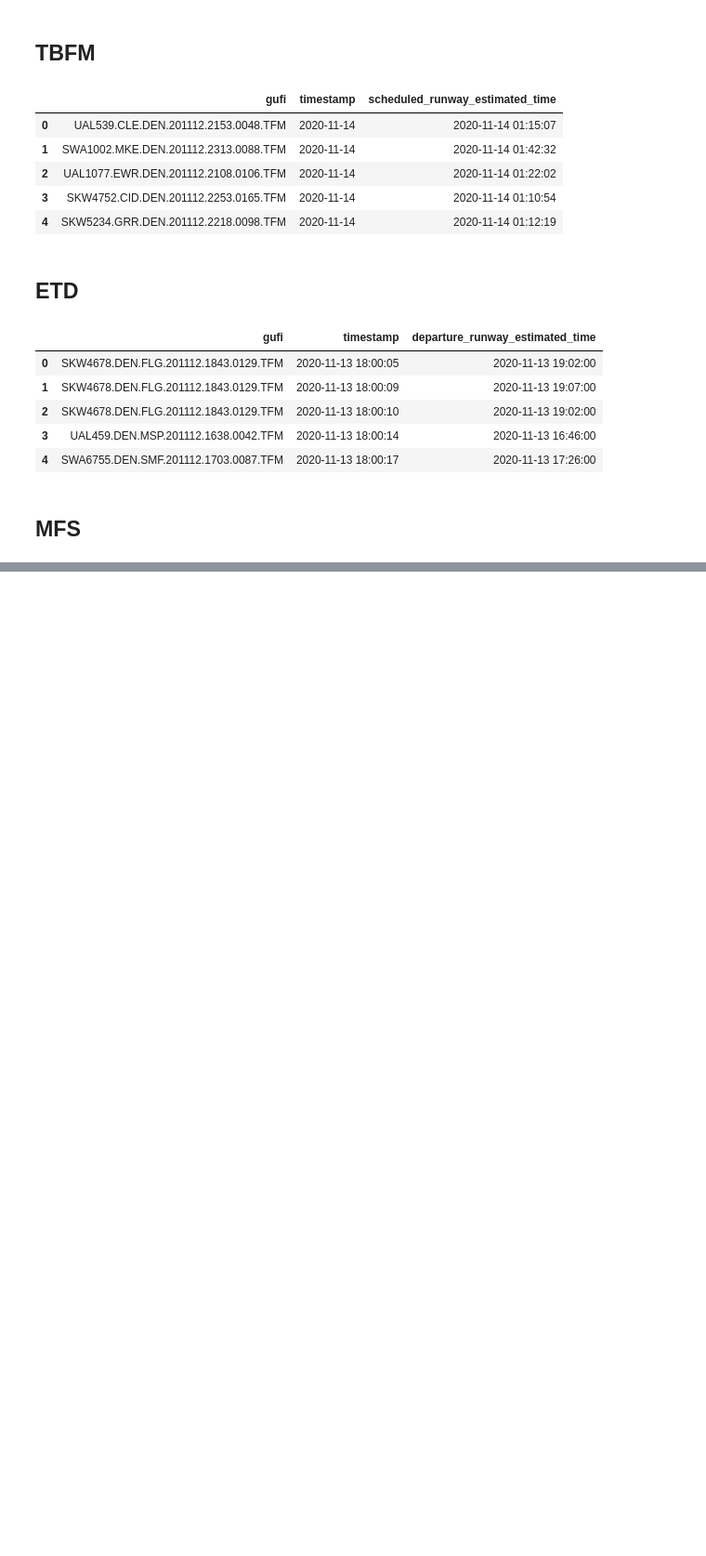
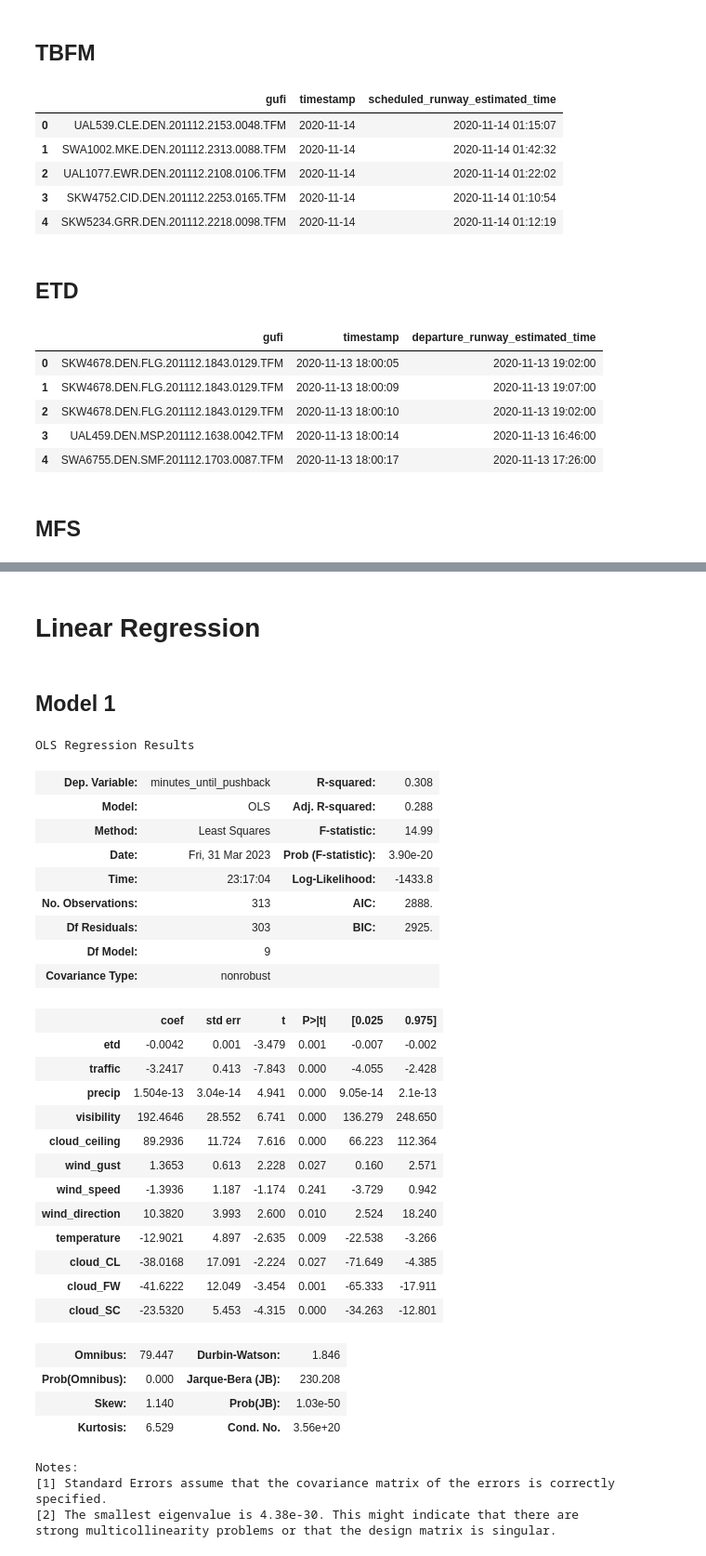
Before and after one commit to sjo1403/driven_data_pushback, a Jupyter notebook: model1.ipynb, the cells around one changed output, grey strips where cells are left out. Shown at 93% size. Drawn from its saved outputs; the diff is of its cells as text; code cells hidden in the pictures; blank space fills up the shorter version.

Commit message:
Add files via upload
initial model

```diff
--- a/model1.ipynb
+++ b/model1.ipynb
@@ -141,0 +82,3 @@ Name: 16466, dtype: object
+# %%
+df = submission_format[submission_format.airport == airport]
+df.head(5)
@@ -141,0 +161,24 @@ Name: 16466, dtype: object
+# %%
+times = df.timestamp.unique()
+for t in times:
+    current_time = pd.to_datetime(t)
+    indices = df[df.timestamp == t].index
+
+    # insert etd data
+    df.loc[indices, 'etd'] = filter_etd(current_time)
+
+    # insert traffic data
+    df.loc[indices, 'traffic'] = filter_tbfm(current_time)
+
+    # insert weather data
+    df.loc[indices, 'precip'] = filter_lamp(current_time).precip
+    df.loc[indices, 'lightning_prob'] = filter_lamp(current_time).lightning_prob
+    df.loc[indices, 'cloud'] = filter_lamp(current_time).cloud
+    df.loc[indices, 'visibility'] = filter_lamp(current_time).visibility
+    df.loc[indices, 'cloud_ceiling'] = filter_lamp(current_time).cloud_ceiling
+    df.loc[indices, 'wind_gust'] = filter_lamp(current_time).wind_gust
+    df.loc[indices, 'wind_speed'] = filter_lamp(current_time).wind_speed
+    df.loc[indices, 'wind_direction'] = filter_lamp(current_time).wind_direction
+    df.loc[indices, 'temperature'] = filter_lamp(current_time).temperature
+
+df.head(5)
@@ -141,0 +213,4 @@ Name: 16466, dtype: object
+# %%
+# binary encoding
+df.replace(False, 0, inplace=True)
+df.replace(True, 0, inplace=True)
@@ -141,0 +226,4 @@ Name: 16466, dtype: object
+# %%
+# nominal encoding
+df = pd.get_dummies(df, columns=['cloud', 'lightning_prob'], drop_first=True)
+df.head(5)
@@ -141,0 +237,45 @@ Name: 16466, dtype: object
+# %% [markdown]
+# Linear Regression
+# %% [markdown]
+## Model 1
+# %%
+import statsmodels.api as sm
+
+Y = df['minutes_until_pushback']
+X = df.drop(columns=['gufi', 'timestamp', 'airport', 'minutes_until_pushback'])
+X = sm.add_constant(X)
+
+model = sm.OLS(Y,X).fit()
+model.summary()
+# %% [output]
+OLS Regression Results
+| Dep. Variable: | minutes_until_pushback | R-squared: | 0.308 |
+| Model: | OLS | Adj. R-squared: | 0.288 |
+| Method: | Least Squares | F-statistic: | 14.99 |
+| Date: | Fri, 31 Mar 2023 | Prob (F-statistic): | 3.90e-20 |
+| Time: | 23:17:04 | Log-Likelihood: | -1433.8 |
+| No. Observations: | 313 | AIC: | 2888. |
+| Df Residuals: | 303 | BIC: | 2925. |
+| Df Model: | 9 |  |  |
+| Covariance Type: | nonrobust |  |  |
+|  | coef | std err | t | P>|t| | [0.025 | 0.975] |
+| etd | -0.0042 | 0.001 | -3.479 | 0.001 | -0.007 | -0.002 |
+| traffic | -3.2417 | 0.413 | -7.843 | 0.000 | -4.055 | -2.428 |
+| precip | 1.504e-13 | 3.04e-14 | 4.941 | 0.000 | 9.05e-14 | 2.1e-13 |
+| visibility | 192.4646 | 28.552 | 6.741 | 0.000 | 136.279 | 248.650 |
+| cloud_ceiling | 89.2936 | 11.724 | 7.616 | 0.000 | 66.223 | 112.364 |
+| wind_gust | 1.3653 | 0.613 | 2.228 | 0.027 | 0.160 | 2.571 |
+| wind_speed | -1.3936 | 1.187 | -1.174 | 0.241 | -3.729 | 0.942 |
+| wind_direction | 10.3820 | 3.993 | 2.600 | 0.010 | 2.524 | 18.240 |
+| temperature | -12.9021 | 4.897 | -2.635 | 0.009 | -22.538 | -3.266 |
+| cloud_CL | -38.0168 | 17.091 | -2.224 | 0.027 | -71.649 | -4.385 |
+| cloud_FW | -41.6222 | 12.049 | -3.454 | 0.001 | -65.333 | -17.911 |
+| cloud_SC | -23.5320 | 5.453 | -4.315 | 0.000 | -34.263 | -12.801 |
+| Omnibus: | 79.447 | Durbin-Watson: | 1.846 |
+| Prob(Omnibus): | 0.000 | Jarque-Bera (JB): | 230.208 |
+| Skew: | 1.140 | Prob(JB): | 1.03e-50 |
+| Kurtosis: | 6.529 | Cond. No. | 3.56e+20 |
+Notes:
+[1] Standard Errors assume that the covariance matrix of the errors is correctly specified.
+[2] The smallest eigenvalue is 4.38e-30. This might indicate that there are
+strong multicollinearity problems or that the design matrix is singular.
```
Also changed, not shown: parts of 31 cells of this notebook, 1 other file.
